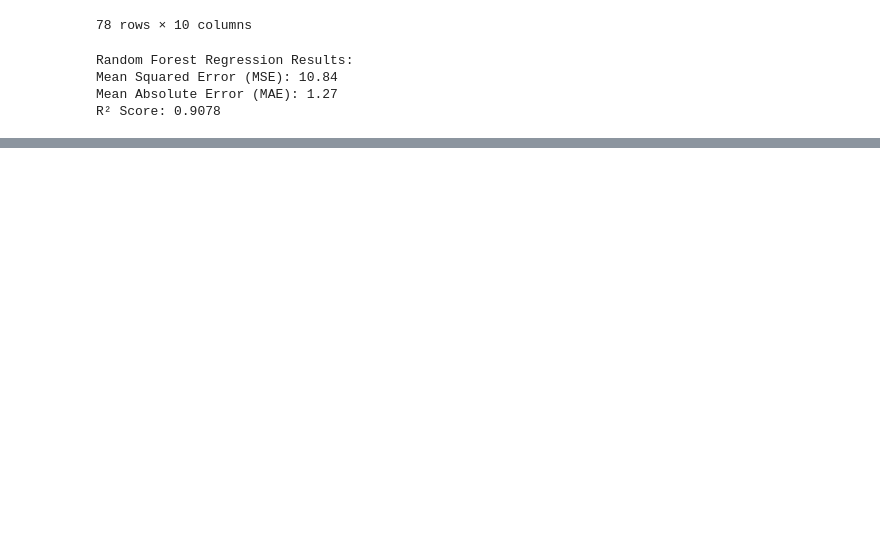
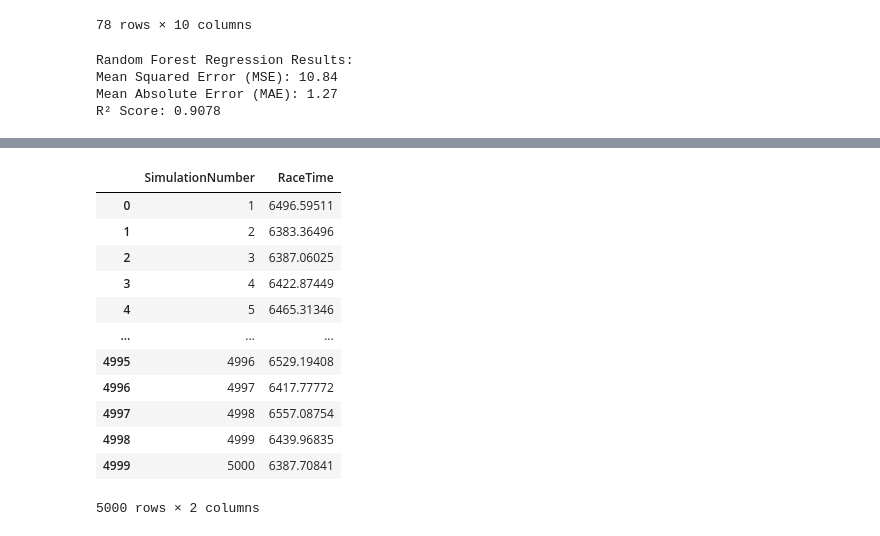
Before and after one commit to JigyashuSaravta/2025Spring_Final_F1, a Jupyter notebook: Fastf1/mc_sim.ipynb, the cells around one changed output, grey strips where cells are left out. Drawn from its saved outputs; the diff is of its cells as text; code cells hidden in the pictures; blank space fills up the shorter version.

```diff
--- a/Fastf1/mc_sim.ipynb
+++ b/Fastf1/mc_sim.ipynb
@@ -671,0 +689,16 @@ race_times_df.to_csv('race_times_df.csv')
+# %%
+race_times_df_v6
+# %% [output]
+|  | SimulationNumber | RaceTime |
+| 0 | 1 | 6496.59511 |
+| 1 | 2 | 6383.36496 |
+| 2 | 3 | 6387.06025 |
+| 3 | 4 | 6422.87449 |
+| 4 | 5 | 6465.31346 |
+| ... | ... | ... |
+| 4995 | 4996 | 6529.19408 |
+| 4996 | 4997 | 6417.77772 |
+| 4997 | 4998 | 6557.08754 |
+| 4998 | 4999 | 6439.96835 |
+| 4999 | 5000 | 6387.70841 |
+5000 rows × 2 columns
```
Also changed, not shown: parts of 12 cells of this notebook, 2 other files.
